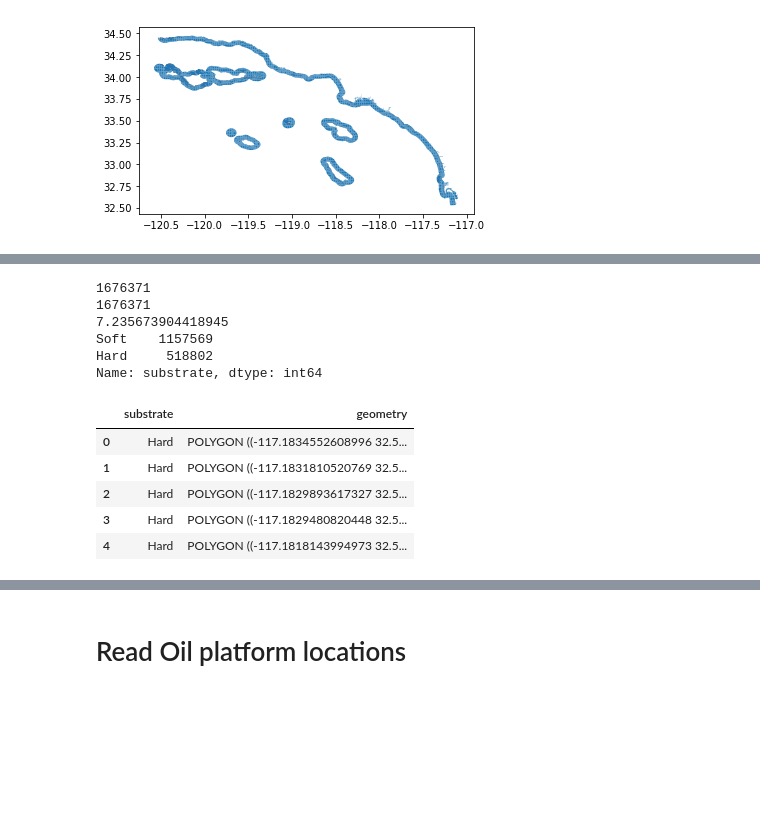
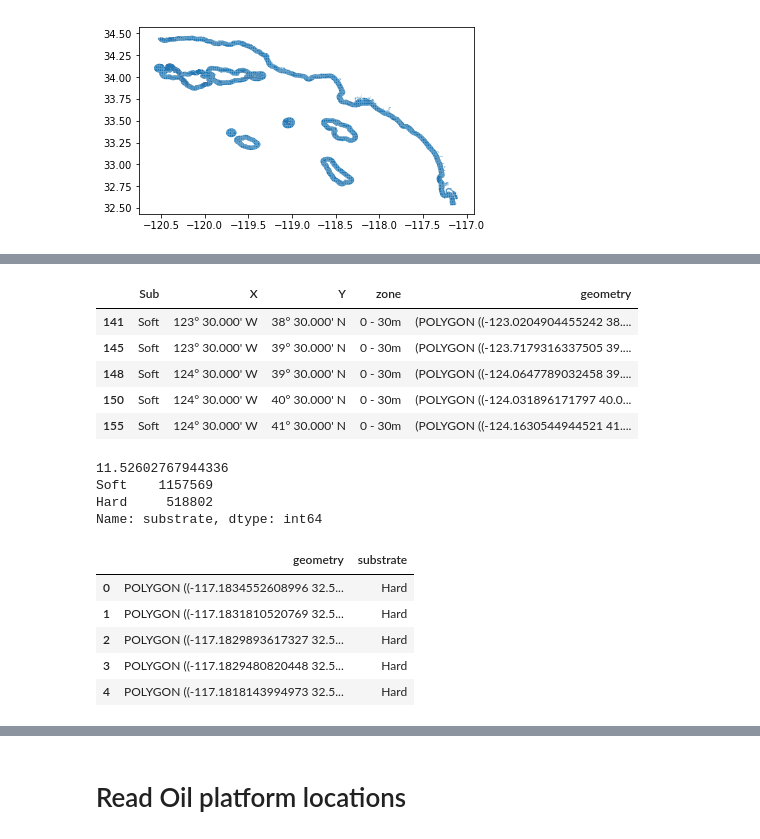
Before and after one commit to UCB-MIDS/Kelp-Capstone, a Jupyter notebook: pipeline/read_data.ipynb, the cells around one changed output, grey strips where cells are left out. Cells and saved outputs as stored; diff of their text form; code cells hidden in the pictures; blank space fills up the shorter version.

```diff
--- a/pipeline/read_data.ipynb
+++ b/pipeline/read_data.ipynb
@@ -1031,12 +1031,9 @@ HAB_SCSR_PredictedSubstrateWDepth.shp
 #new substrate file from dfw
 t0 = time()
 ca_substrate = gpd.read_file('../../data/substrate/CA_predicted_substrate/HAB_CA_PredictedSubstrate_WZ.shp')
-ca_substrate_sub = ca_substrate[ca_substrate['zone'] == '0 - 30m']
 print(ca_substrate.head())
 print(time()-t0)
-stop
 ca_substrate = ca_substrate.set_geometry('geometry').to_crs({'init':'epsg:4326'})
-ca_substrate = ca
 # %% [output]
     Sub               X              Y         zone         Sub_Depth  \
 0  Hard  117° 30.000' W  32° 30.000' N      0 - 30m      Hard 0 - 30m
@@ -1059,8 +1055,5 @@ NameError: name 'stop' is not defined
 # %%
-t0 = time()
-ca_substrate_sub.drop(['X','Y','Sub_Depth','Shape_Leng','Shape_Area'], axis=1, inplace=True)
-ca_substrate_sub = ca_substrate_sub.set_geometry('geometry').to_crs({'init':'epsg:4326'})
+ca_substrate_sub = ca_substrate.drop(['Sub_Depth','Shape_Leng','Shape_Area'], axis=1)
 print(ca_substrate_sub.shape)
-print(time()-t0)
 ca_substrate_sub.head()
 # %% [output]
@@ -1075,34 +1093,45 @@ ca_substrate_sub.head()
+# %%
+ca_substrate_sub.head()
+#ca_substrate_sub = ca_substrate_sub[(ca_substrate_sub.Y == "33° 30.000' N")]
+ca_substrate_sub = ca_substrate_sub[ca_substrate_sub['zone'] == '0 - 30m']
+ca_substrate_sub.tail()
+# %% [output]
+|  | Sub | X | Y | zone | geometry |
+| 141 | Soft | 123° 30.000' W | 38° 30.000' N | 0 - 30m | (POLYGON ((-123.0204904455242 38.... |
+| 145 | Soft | 123° 30.000' W | 39° 30.000' N | 0 - 30m | (POLYGON ((-123.7179316337505 39.... |
+| 148 | Soft | 124° 30.000' W | 39° 30.000' N | 0 - 30m | (POLYGON ((-124.0647789032458 39.... |
+| 150 | Soft | 124° 30.000' W | 40° 30.000' N | 0 - 30m | (POLYGON ((-124.031896171797 40.0... |
+| 155 | Soft | 124° 30.000' W | 41° 30.000' N | 0 - 30m | (POLYGON ((-124.1630544944521 41.... |
 # %%
 t0 = time()
 substrate_points = []
 substrate_type = pd.Series()
 for i in range(ca_substrate_sub.shape[0]):
             if type(ca_substrate_sub.iloc[i].geometry) == MultiPolygon:
                 polygons = list(ca_substrate_sub.iloc[i].geometry)
                 substrate_points.extend(polygons)
                 substrate_type = substrate_type.append(pd.Series([ca_substrate_sub.iloc[i]['Sub']]*len(polygons)))
             elif type(ca_substrate_sub.iloc[i].geometry) == Polygon:
                 polygons = ca_substrate_sub.iloc[i].geometry
                 substrate_points.append(polygons)
                 substrate_type = substrate_type.append(pd.Series([ca_substrate_sub.iloc[i]['Sub']]))
 substrate_points = pd.Series(substrate_points)
-print(len(substrate_points))
-print(len(substrate_type))
-ca_substrate_expanded = pd.DataFrame({'substrate':substrate_type})
+substrate_points.reset_index(drop=True, inplace=True)
+substrate_type.reset_index(drop=True, inplace=True)
+ca_substrate_expanded = pd.DataFrame({'substrate':substrate_type,'geometry':substrate_points})
 ca_substrate_expanded = gpd.GeoDataFrame(ca_substrate_expanded, crs = {'init' :'epsg:4326'}, geometry=substrate_points)
 print(time()-t0)
 print(ca_substrate_expanded.substrate.value_counts())
+ca_substrate_expanded.dtypes
 ca_substrate_expanded.head()
 # %% [output]
-1676371
-1676371
-7.235673904418945
+11.52602767944336
 Soft    1157569
 Hard     518802
 Name: substrate, dtype: int64
-|  | substrate | geometry |
-| 0 | Hard | POLYGON ((-117.1834552608996 32.5... |
-| 1 | Hard | POLYGON ((-117.1831810520769 32.5... |
-| 2 | Hard | POLYGON ((-117.1829893617327 32.5... |
-| 3 | Hard | POLYGON ((-117.1829480820448 32.5... |
-| 4 | Hard | POLYGON ((-117.1818143994973 32.5... |
+|  | geometry | substrate |
+| 0 | POLYGON ((-117.1834552608996 32.5... | Hard |
+| 1 | POLYGON ((-117.1831810520769 32.5... | Hard |
+| 2 | POLYGON ((-117.1829893617327 32.5... | Hard |
+| 3 | POLYGON ((-117.1829480820448 32.5... | Hard |
+| 4 | POLYGON ((-117.1818143994973 32.5... | Hard |
```
Also changed, not shown: parts of 5 cells of this notebook, 1 other file.
